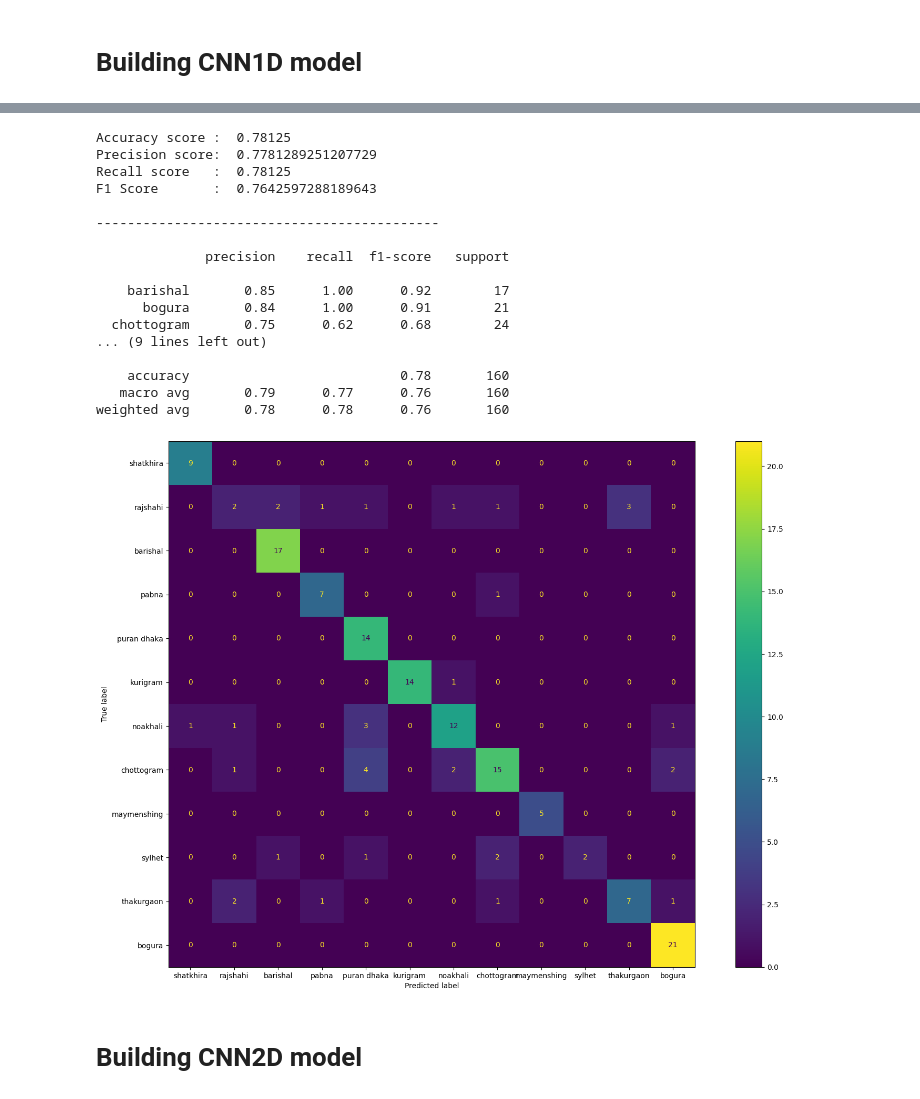
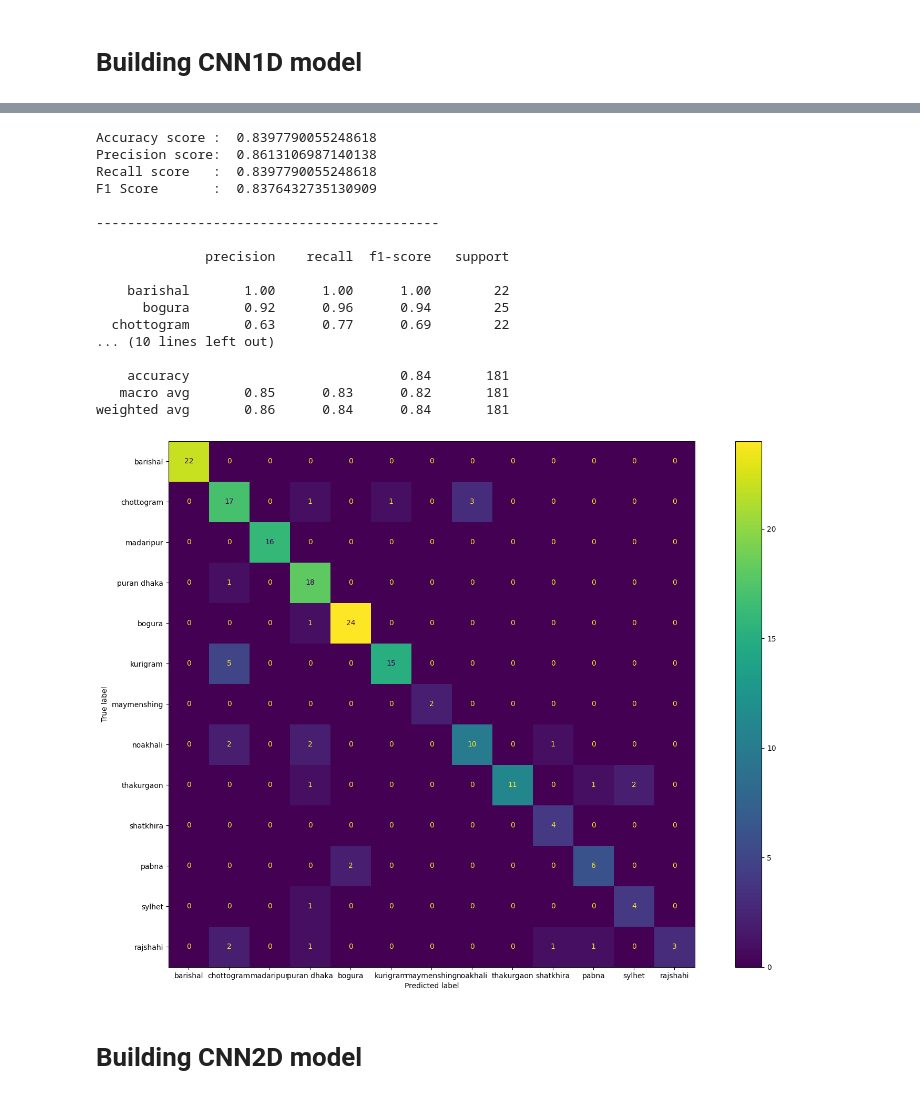
Before and after one commit to Muntasir2179/bangla-accent-classification, a Jupyter notebook: Accent_Classification_optimization.ipynb, the cells around one changed output, grey strips where cells are left out. Drawn from its saved outputs; the diff is of its cells as text; code cells hidden in the pictures.

Commit message:
all model trained on updated dataset

```diff
--- a/Accent_Classification_optimization.ipynb
+++ b/Accent_Classification_optimization.ipynb
@@ -306,27 +313,27 @@ plot_history(CNN1D_Results)
 # %%
-show_evaluation_parameters(X_test, y_test, CNN1D_Model, 12, encoder)
+show_evaluation_parameters(X_test, y_test, CNN1D_Model, num_labels, encoder)
 # %% [output]
-Accuracy score :  0.78125
-Precision score:  0.7781289251207729
-Recall score   :  0.78125
-F1 Score       :  0.7642597288189643
+Accuracy score :  0.8397790055248618
+Precision score:  0.8613106987140138
+Recall score   :  0.8397790055248618
+F1 Score       :  0.8376432735130909
 
 --------------------------------------------
 
               precision    recall  f1-score   support
 
-    barishal       0.85      1.00      0.92        17
-      bogura       0.84      1.00      0.91        21
-  chottogram       0.75      0.62      0.68        24
-... (9 lines left out)
+    barishal       1.00      1.00      1.00        22
+      bogura       0.92      0.96      0.94        25
+  chottogram       0.63      0.77      0.69        22
+... (10 lines left out)
 
-    accuracy                           0.78       160
-   macro avg       0.79      0.77      0.76       160
-weighted avg       0.78      0.78      0.76       160
+    accuracy                           0.84       181
+   macro avg       0.85      0.83      0.82       181
+weighted avg       0.86      0.84      0.84       181
 # %%
-show_confusion_matrix(X_test, y_test, CNN1D_Model, 12, encoder)
+show_confusion_matrix(X_test, y_test, CNN1D_Model, num_labels, encoder)
 # %% [output]
-[figure, old version]
+[figure, new version]
 # %% [markdown]
 # Building CNN2D model
 # %%
```
Also changed, not shown: parts of 20 cells of this notebook.
